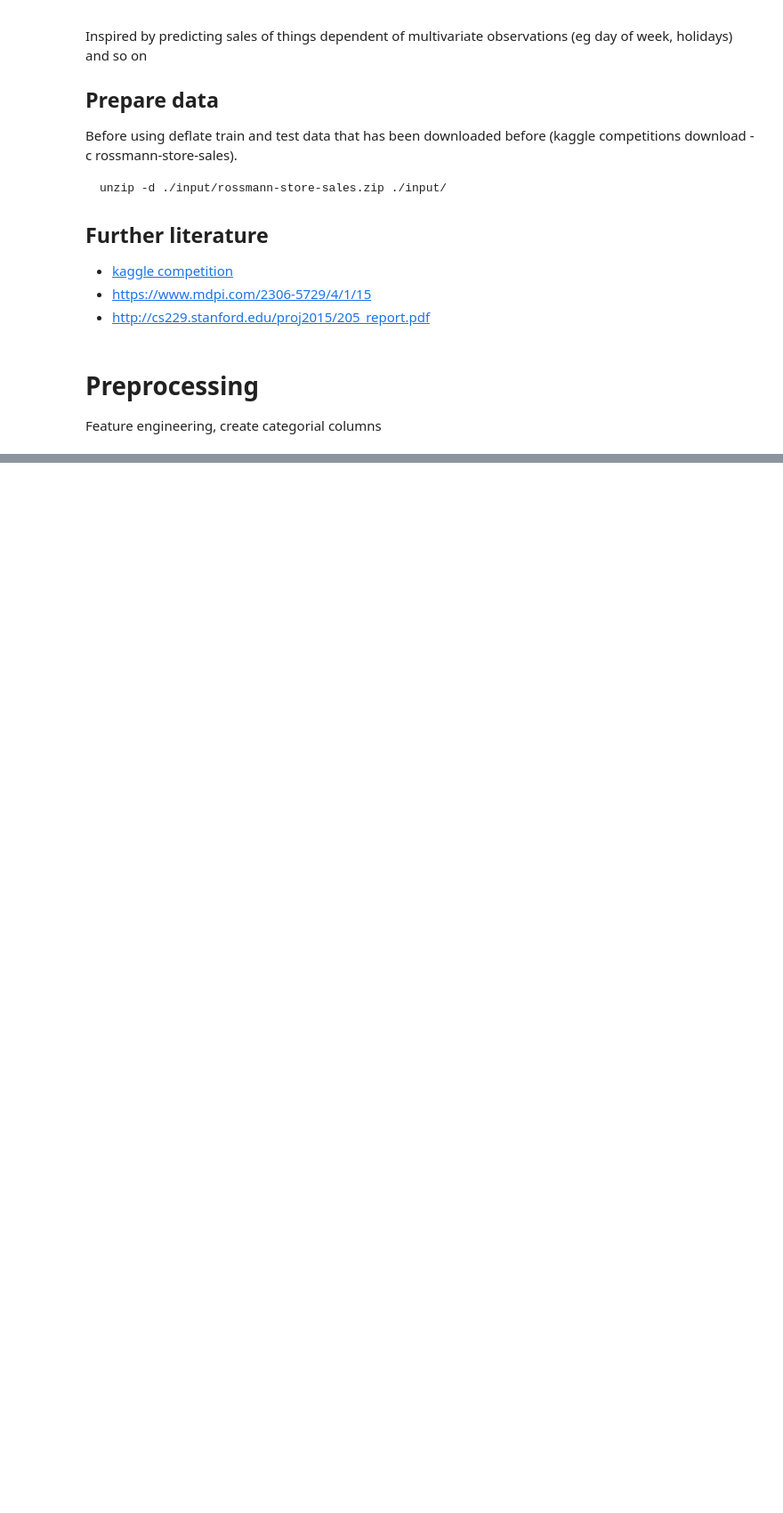
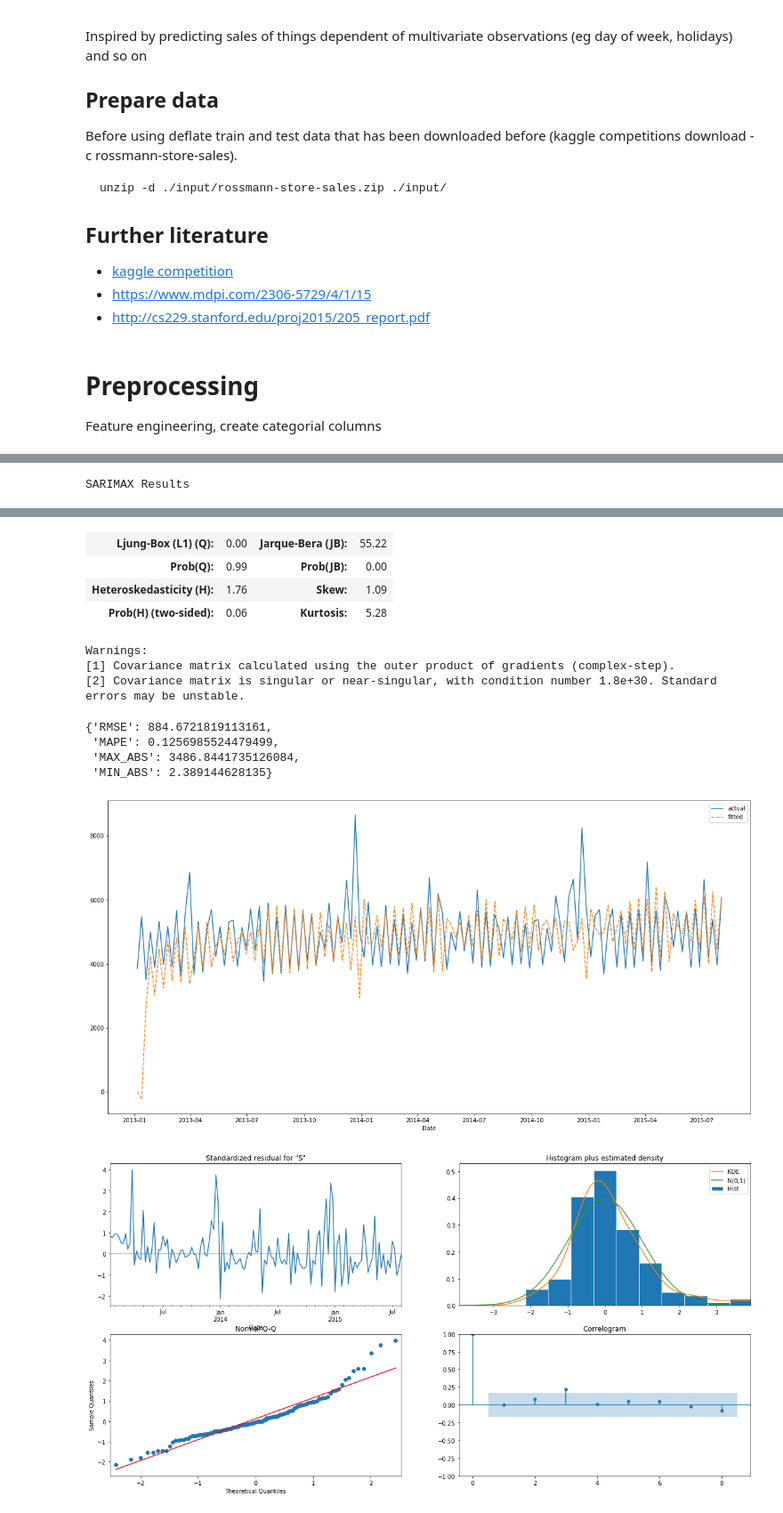
Before and after one commit to bruennijs/kaggle_rossmann_sales, a Jupyter notebook: regression_weekly.ipynb, the cells around one changed output, grey strips where cells are left out. Shown at 89% size. Saved outputs shown, nothing was run; the diff lists cells and outputs as text; code cells hidden in the pictures; blank space fills up the shorter version.

```diff
--- a/regression_weekly.ipynb
+++ b/regression_weekly.ipynb
@@ -207,0 +219,21 @@ ImportError: cannot import name 'call_cached_func' from 'statsmodels.compat.pand
+# %%
+from matplotlib.figure import Figure
+import seaborn as sns
+from statsmodels.tsa.statespace.sarimax import SARIMAX
+from statsmodels.tsa.arima.model import ARIMAResults
+
+model: SARIMAX = SARIMAX(y_t, order=(0, 0, 2), seasonal_order=(0, 1, 0, 2), trend='c')
+model_fit: ARIMAResults = model.fit(disp=False)
+model_fit.summary()
+
+errors_dict: dict[str, float] = errors(y_t.iloc[2:], model_fit)
+errors_dict
+
+# Plot actual vs fitted values
+plot_actual_and_fitted_values(y_t, model_fit)
+
+# Residuals diagnostics
+figure: Figure = model_fit.plot_diagnostics(lags=8, figsize=(20, 10))
+plt.show()
+# %% [output]
+SARIMAX Results
@@ -207,0 +252,13 @@ ImportError: cannot import name 'call_cached_func' from 'statsmodels.compat.pand
+| Ljung-Box (L1) (Q): | 0.00 | Jarque-Bera (JB): | 55.22 |
+| Prob(Q): | 0.99 | Prob(JB): | 0.00 |
+| Heteroskedasticity (H): | 1.76 | Skew: | 1.09 |
+| Prob(H) (two-sided): | 0.06 | Kurtosis: | 5.28 |
+Warnings:
+[1] Covariance matrix calculated using the outer product of gradients (complex-step).
+[2] Covariance matrix is singular or near-singular, with condition number 1.8e+30. Standard errors may be unstable.
+{'RMSE': 884.6721819113161,
+ 'MAPE': 0.1256985524479499,
+ 'MAX_ABS': 3486.8441735126084,
+ 'MIN_ABS': 2.389144628135}
+[figure, added]
+[figure, added]
```
Also changed, not shown: parts of 20 cells of this notebook.
